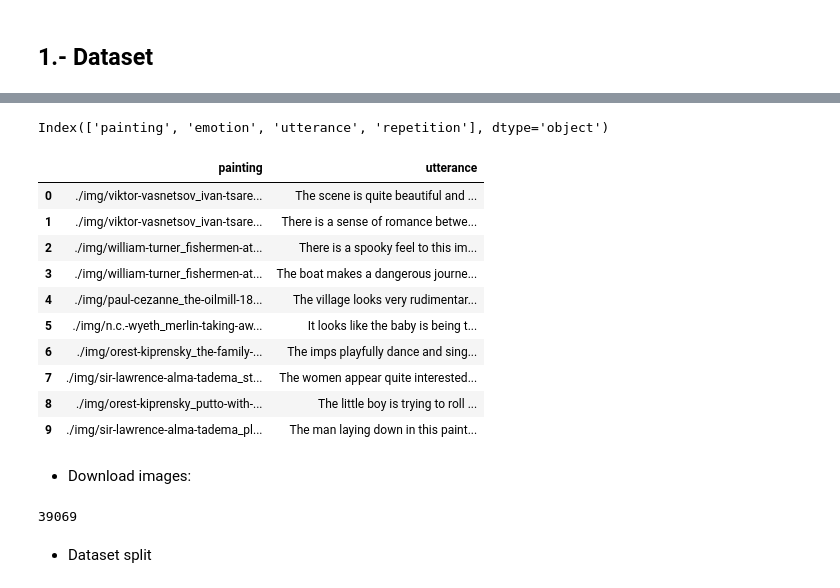
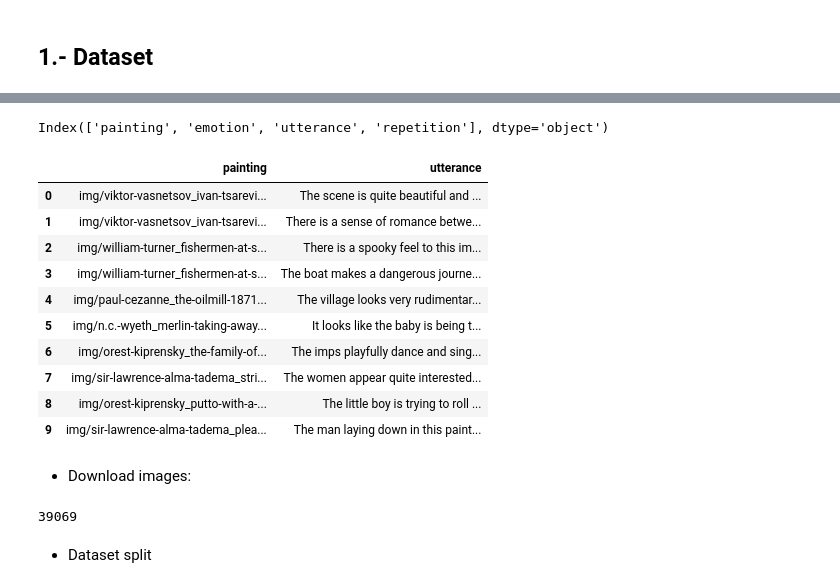
Before and after one commit to Andrea585976/ArtEmis-ProyectoPLN, a Jupyter notebook: models/artemis_transformers.ipynb, the cells around one changed output, grey strips where cells are left out. Cells and saved outputs as stored; diff of their text form; code cells hidden in the pictures.

```diff
--- a/models/artemis_transformers.ipynb
+++ b/models/artemis_transformers.ipynb
@@ -99,57 +89,33 @@ Se truncaron las últimas líneas 5000 del resultado de transmisión.
 # %%
-import pandas as pd
-
 # Cargar el archivo CSV en un DataFrame de pandas
-df = pd.read_csv('/content/drive/MyDrive/artemis/romanticism_dataset.csv')
+df = pd.read_csv('romanticism_dataset.csv')
 print(df.columns)
 
 images = df.loc[:, ['painting', 'utterance']]
-
-#images.head(10)
-images['painting'] = images['painting'].apply(lambda x: './img/' + x + '.jpg')
+images['painting'] = images['painting'].apply(lambda x: 'img/' + x + '.jpg')
 
 images.head(10)
 # %% [output]
 Index(['painting', 'emotion', 'utterance', 'repetition'], dtype='object')
 |  | painting | utterance |
-| 0 | ./img/viktor-vasnetsov_ivan-tsare... | The scene is quite beautiful and ... |
-| 1 | ./img/viktor-vasnetsov_ivan-tsare... | There is a sense of romance betwe... |
-| 2 | ./img/william-turner_fishermen-at... | There is a spooky feel to this im... |
-| 3 | ./img/william-turner_fishermen-at... | The boat makes a dangerous journe... |
-| 4 | ./img/paul-cezanne_the-oilmill-18... | The village looks very rudimentar... |
-| 5 | ./img/n.c.-wyeth_merlin-taking-aw... | It looks like the baby is being t... |
-| 6 | ./img/orest-kiprensky_the-family-... | The imps playfully dance and sing... |
-| 7 | ./img/sir-lawrence-alma-tadema_st... | The women appear quite interested... |
-| 8 | ./img/orest-kiprensky_putto-with-... | The little boy is trying to roll ... |
-| 9 | ./img/sir-lawrence-alma-tadema_pl... | The man laying down in this paint... |
+| 0 | img/viktor-vasnetsov_ivan-tsarevi... | The scene is quite beautiful and ... |
+| 1 | img/viktor-vasnetsov_ivan-tsarevi... | There is a sense of romance betwe... |
+| 2 | img/william-turner_fishermen-at-s... | There is a spooky feel to this im... |
+| 3 | img/william-turner_fishermen-at-s... | The boat makes a dangerous journe... |
+| 4 | img/paul-cezanne_the-oilmill-1871... | The village looks very rudimentar... |
+| 5 | img/n.c.-wyeth_merlin-taking-away... | It looks like the baby is being t... |
+| 6 | img/orest-kiprensky_the-family-of... | The imps playfully dance and sing... |
+| 7 | img/sir-lawrence-alma-tadema_stri... | The women appear quite interested... |
+| 8 | img/orest-kiprensky_putto-with-a-... | The little boy is trying to roll ... |
+| 9 | img/sir-lawrence-alma-tadema_plea... | The man laying down in this paint... |
 # %% [markdown]
 - Download images:
-# %%
-#import os
-
-#image_dir = './img/'
-#text_dir = './text_c10/'
-
-#images = []
-
-#for root, dirs, files in os.walk(image_dir):
-#    for file in files:
-#        image_path = os.path.join(root, file)
-#        text_path = os.path.join(
-#            text_dir, os.path.relpath(
-#                image_path, image_dir
-#            ).replace('.jpg', '.txt')
-#        )
-#        images.append((image_path, text_path))
-#len(images)
-
-import numpy as np
-
-# Convertir df_subset en un arreglo NumPy sin nombres de columnas
-images = images.values
-len(images)
-# %% [output]
-39069
+# %%
+# Convertir df_subset en un arreglo NumPy sin nombres de columnas
+images = images.values
+len(images)
+# %% [output]
+39069
 # %% [markdown]
 - Dataset split
 # %%
```
Also changed, not shown: parts of 17 cells of this notebook.
